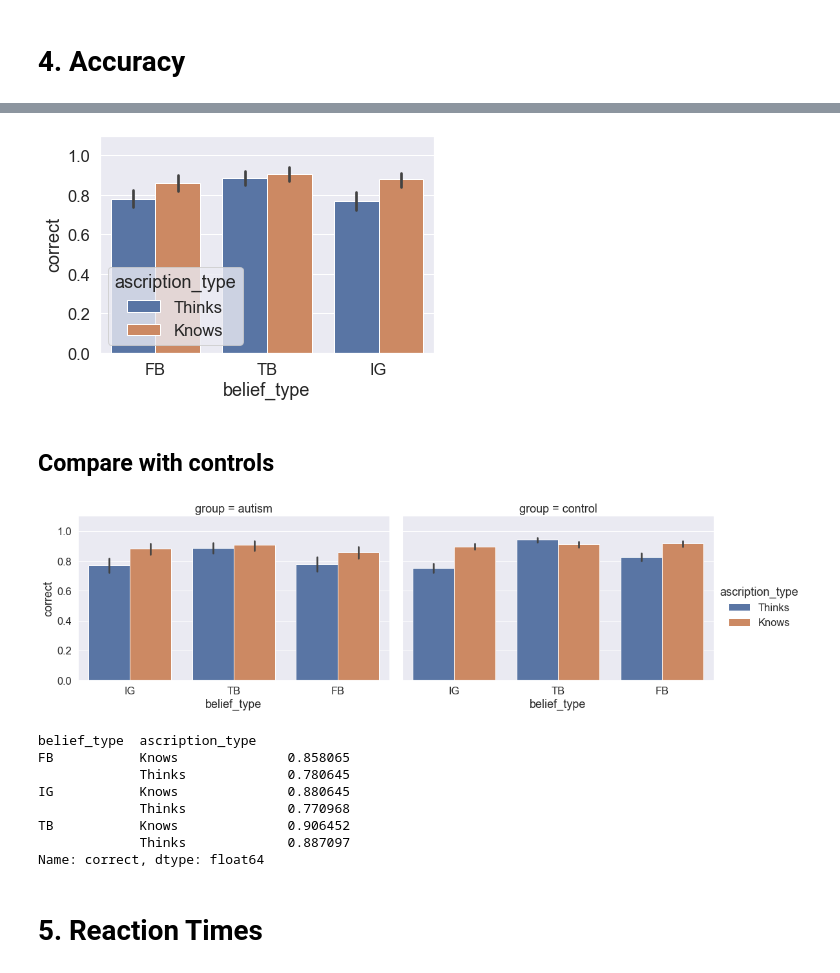
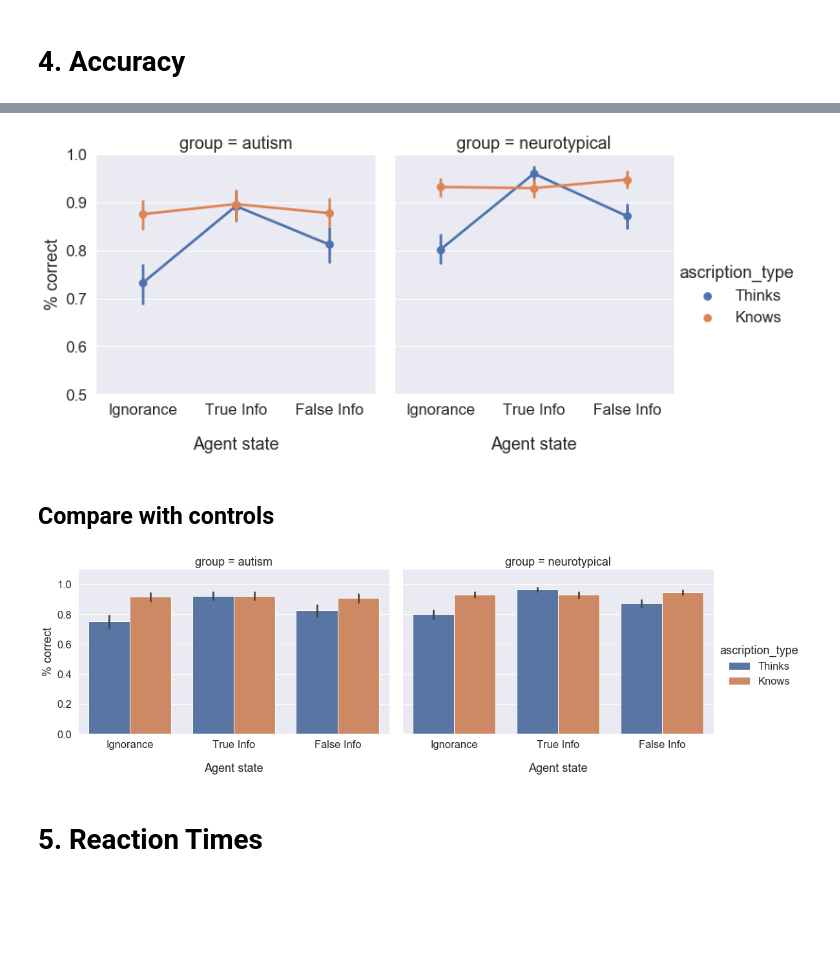
Before and after one commit to BryanGonzalez262/KnowledgeBeliefASD, a Jupyter notebook: analysis/cleaning.ipynb, the cells around one changed output, grey strips where cells are left out. Drawn from its saved outputs; the diff is of its cells as text; code cells hidden in the pictures; blank space fills up the shorter version.

Commit message:
more plots

```diff
--- a/analysis/cleaning.ipynb
+++ b/analysis/cleaning.ipynb
@@ -170,0 +201,4 @@ dat.groupby('prolific_id').correct.mean().hist(bins=10)
+# %%
+acc_dat = full.groupby(['prolific_id', 'group', 'ascription_type', 'belief_type']).correct.mean()
+acc_dat = acc_dat.reset_index()
+acc_dat
@@ -171,37 +226,47 @@ dat.groupby('prolific_id').correct.mean().hist(bins=10)
 # %%
 sns.set(font_scale=1.5)
-g = sns.barplot(hue='ascription_type', x='belief_type', y='correct', hue_order=['Thinks', 'Knows'], data=dat.loc[dat.in_sample == True]);
-g.set(ylim=(0, 1.1));
+g = sns.catplot(hue='ascription_type', x='belief_type', order=['Ignorance', 'True Info', 'False Info'], y='correct', hue_order=['Thinks', 'Knows'], data=acc_dat, col='group', kind='point');
+g.set(ylim=(.5, 1));
+
+for aa in [0, 1]:
+    g.axes[0][aa].yaxis.set_label_text("% correct")
+    g.axes[0][aa].xaxis.set_label_text("Agent state")
+    g.axes[0][aa].xaxis.labelpad = 20
+
+
+plt.savefig('./Figures/groupxagentxascrip.png')
 # %% [output]
-[figure, old version]
+[figure, new version]
 # %% [markdown]
 ## Compare with controls
 # %%
 dat['group'] = 'autism'
 cntrls = pd.read_csv('./Data/controls.csv', index_col=0, header=0)
-cntrls['group'] = 'control'
+cntrls['group'] = 'neurotypical'
 cntrls['corrected_rt'] = cntrls.rt_ms
 
 full = pd.concat([dat.loc[dat.in_sample == True,  ['prolific_id', 'scenario', 'belief_type', 'ascription_type', 'correct', 'corrected_rt', 'group']],
                   cntrls[['prolific_id', 'scenario', 'belief_type', 'ascription_type', 'correct', 'corrected_rt', 'group']]], ignore_index=True)
 
+for old, new in {'IG':'Ignorance', 'TB':'True Info', 'FB':'False Info'}.items():
+    full.belief_type.replace(old, new, inplace=True)
+
+
 sns.set(font_scale=1.5)
-g = sns.catplot(x='belief_type', order=['IG', 'TB', 'FB'], y='correct', hue='ascription_type', hue_order=['Thinks', 'Knows'], col='group', kind='bar', data=full, aspect=1.5);
+g = sns.catplot(x='belief_type', order=['Ignorance', 'True Info', 'False Info'], y='correct', hue='ascription_type', hue_order=['Thinks', 'Knows'], col='group', kind='bar', data=full, aspect=1.5);
 g.set(ylim=(0, 1.1));
+
+for aa in [0, 1]:
+    g.axes[0][aa].yaxis.set_label_text("% correct")
+    g.axes[0][aa].xaxis.set_label_text("Agent state")
+    g.axes[0][aa].xaxis.labelpad = 20
+
+
 plt.savefig('./Figures/acc_group.png')
 # %% [output]
-[figure, old version]
+[figure, new version]
 # %%
-dat.loc[dat.in_sample == True].groupby(['belief_type', 'ascription_type']).correct.mean()
+dat.loc[dat.in_sample == True].groupby(['scenario','belief_type', 'ascription_type']).correct.mean()
-# %% [output]
-belief_type  ascription_type
-FB           Knows              0.858065
-             Thinks             0.780645
-IG           Knows              0.880645
-             Thinks             0.770968
-TB           Knows              0.906452
-             Thinks             0.887097
-Name: correct, dtype: float64
 # %% [markdown]
 # 5. Reaction Times
 # %%
```
Also changed, not shown: parts of 65 cells of this notebook.
